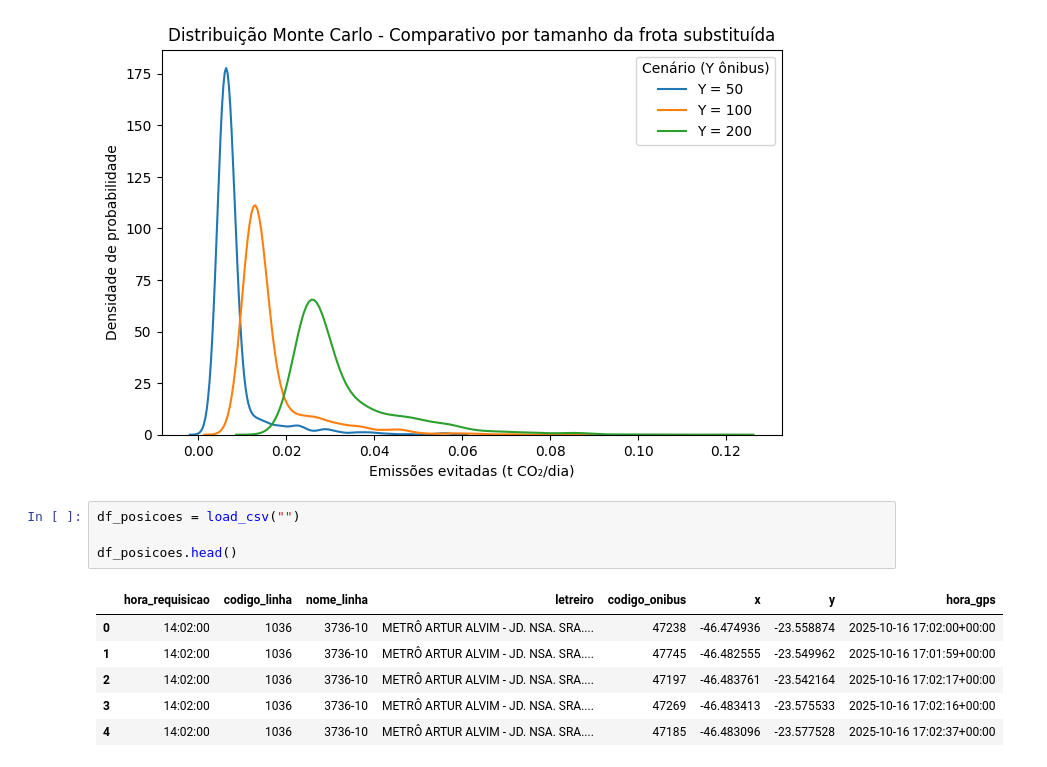
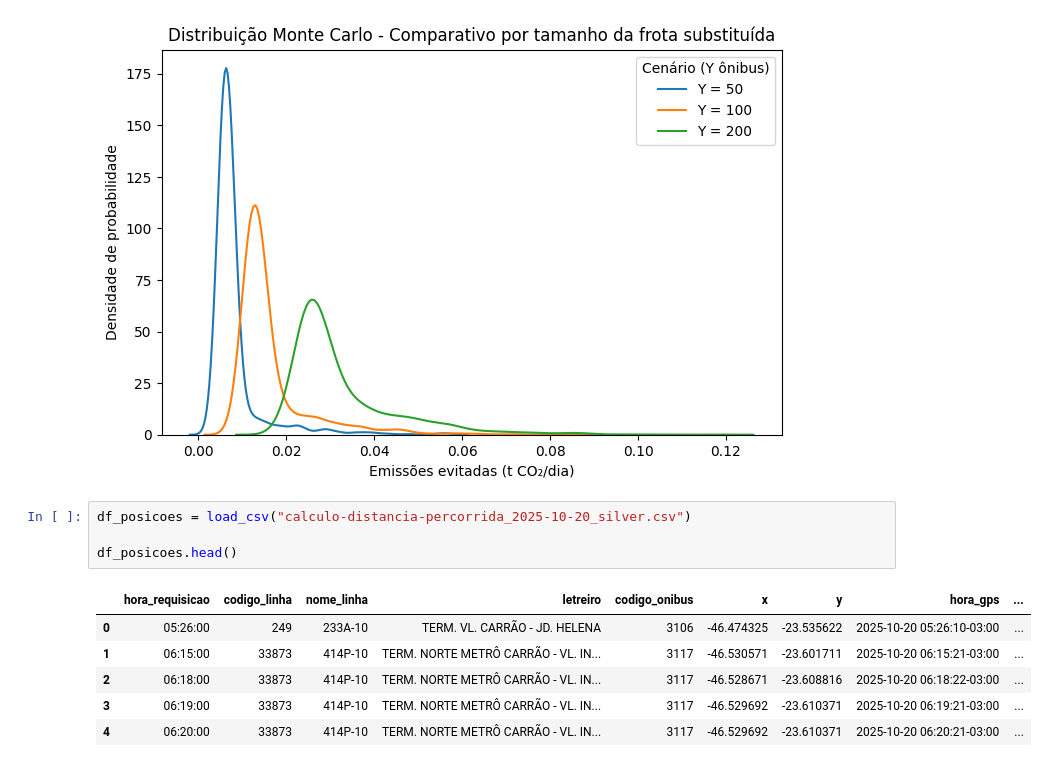
Before and after one commit to sepep-pmsp/fict-dataset-onibus_eletricos, a Jupyter notebook: 08_sim_monte_carlo.ipynb, the cells around one changed output. Saved outputs shown, nothing was run; the diff lists cells and outputs as text.

```diff
--- a/08_sim_monte_carlo.ipynb
+++ b/08_sim_monte_carlo.ipynb
@@ -77,13 +78,13 @@ plt.show()
 # %% [output]
 [figure]
 # %%
-df_posicoes = load_csv("")
+df_posicoes = load_csv("calculo-distancia-percorrida_2025-10-20_silver.csv")
 
 df_posicoes.head()
 # %% [output]
-|  | hora_requisicao | codigo_linha | nome_linha | letreiro | codigo_onibus | x | y | hora_gps |
-| 0 | 14:02:00 | 1036 | 3736-10 | METRÔ ARTUR ALVIM - JD. NSA. SRA.... | 47238 | -46.474936 | -23.558874 | 2025-10-16 17:02:00+00:00 |
-| 1 | 14:02:00 | 1036 | 3736-10 | METRÔ ARTUR ALVIM - JD. NSA. SRA.... | 47745 | -46.482555 | -23.549962 | 2025-10-16 17:01:59+00:00 |
-| 2 | 14:02:00 | 1036 | 3736-10 | METRÔ ARTUR ALVIM - JD. NSA. SRA.... | 47197 | -46.483761 | -23.542164 | 2025-10-16 17:02:17+00:00 |
-| 3 | 14:02:00 | 1036 | 3736-10 | METRÔ ARTUR ALVIM - JD. NSA. SRA.... | 47269 | -46.483413 | -23.575533 | 2025-10-16 17:02:16+00:00 |
-| 4 | 14:02:00 | 1036 | 3736-10 | METRÔ ARTUR ALVIM - JD. NSA. SRA.... | 47185 | -46.483096 | -23.577528 | 2025-10-16 17:02:37+00:00 |
+|  | hora_requisicao | codigo_linha | nome_linha | letreiro | codigo_onibus | x | y | hora_gps | ... |
+| 0 | 05:26:00 | 249 | 233A-10 | TERM. VL. CARRÃO - JD. HELENA | 3106 | -46.474325 | -23.535622 | 2025-10-20 05:26:10-03:00 | ... |
+| 1 | 06:15:00 | 33873 | 414P-10 | TERM. NORTE METRÔ CARRÃO - VL. IN... | 3117 | -46.530571 | -23.601711 | 2025-10-20 06:15:21-03:00 | ... |
+| 2 | 06:18:00 | 33873 | 414P-10 | TERM. NORTE METRÔ CARRÃO - VL. IN... | 3117 | -46.528671 | -23.608816 | 2025-10-20 06:18:22-03:00 | ... |
+| 3 | 06:19:00 | 33873 | 414P-10 | TERM. NORTE METRÔ CARRÃO - VL. IN... | 3117 | -46.529692 | -23.610371 | 2025-10-20 06:19:21-03:00 | ... |
+| 4 | 06:20:00 | 33873 | 414P-10 | TERM. NORTE METRÔ CARRÃO - VL. IN... | 3117 | -46.529692 | -23.610371 | 2025-10-20 06:20:21-03:00 | ... |
```
Also changed, not shown: parts of 7 cells of this notebook.
